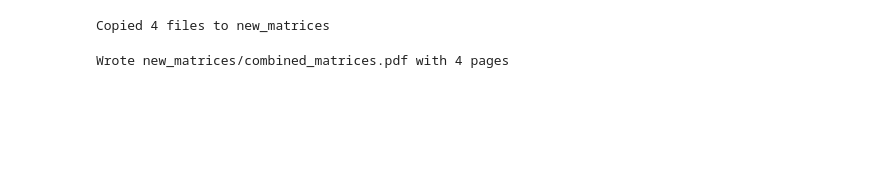
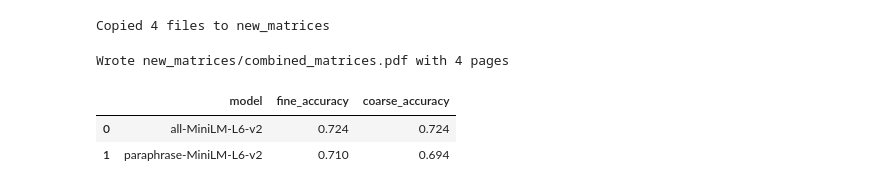
Before and after one commit to Sail-Nautica/ENGR-100-M4, a Jupyter notebook: newCodeBase.ipynb, the cells around one changed output. Cells and saved outputs as stored; diff of their text form; code cells hidden in the pictures; blank space fills up the shorter version.

```diff
--- a/newCodeBase.ipynb
+++ b/newCodeBase.ipynb
@@ -487,3 +525,25 @@ images[0].save(pdf_path, save_all=True, append_images=images[1:])
 print(f'Wrote {pdf_path} with {len(images)} pages')
 # %% [output]
 Wrote new_matrices/combined_matrices.pdf with 4 pages
+# %%
+# Compare accuracy scores for each model on fine and coarse labels
+accuracy_rows = []
+for model_name in embedding_models:
+    fine_acc = accuracy_score(
+        artifacts[model_name]["y_test_idx"],
+        artifacts[model_name]["test_pred_idx"]
+    )
+    test_pred_coarse = pd.Series(artifacts[model_name]["test_pred_labels"]).map(fine_to_coarse).to_numpy()
+    coarse_acc = accuracy_score(y_test_coarse, test_pred_coarse)
+    accuracy_rows.append({
+        "model": model_name,
+        "fine_accuracy": fine_acc,
+        "coarse_accuracy": coarse_acc,
+    })
+
+accuracy_df = pd.DataFrame(accuracy_rows).sort_values("fine_accuracy", ascending=False)
+accuracy_df
+# %% [output]
+|  | model | fine_accuracy | coarse_accuracy |
+| 0 | all-MiniLM-L6-v2 | 0.724 | 0.724 |
+| 1 | paraphrase-MiniLM-L6-v2 | 0.710 | 0.694 |
```
Also changed, not shown: parts of 17 cells of this notebook, 14 other files.
